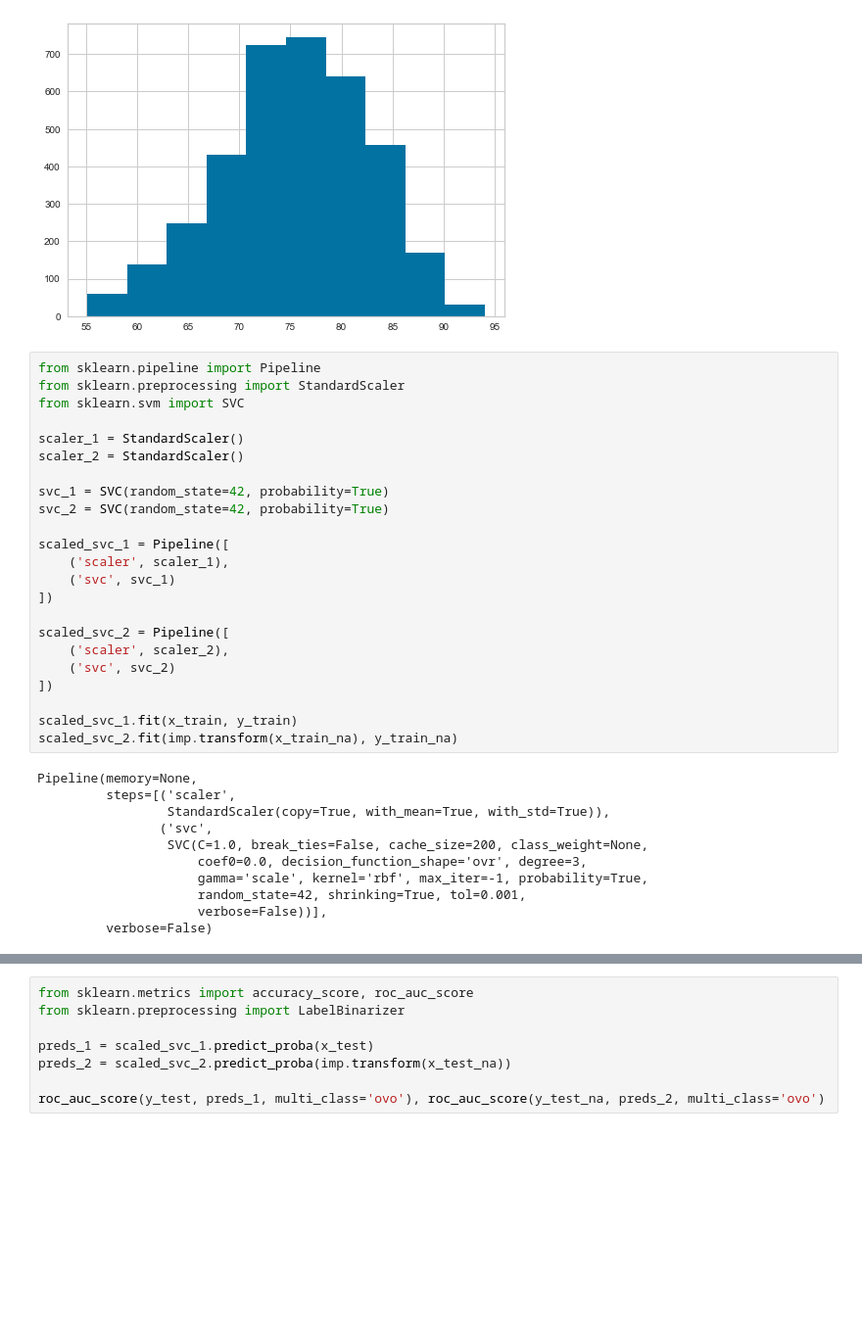
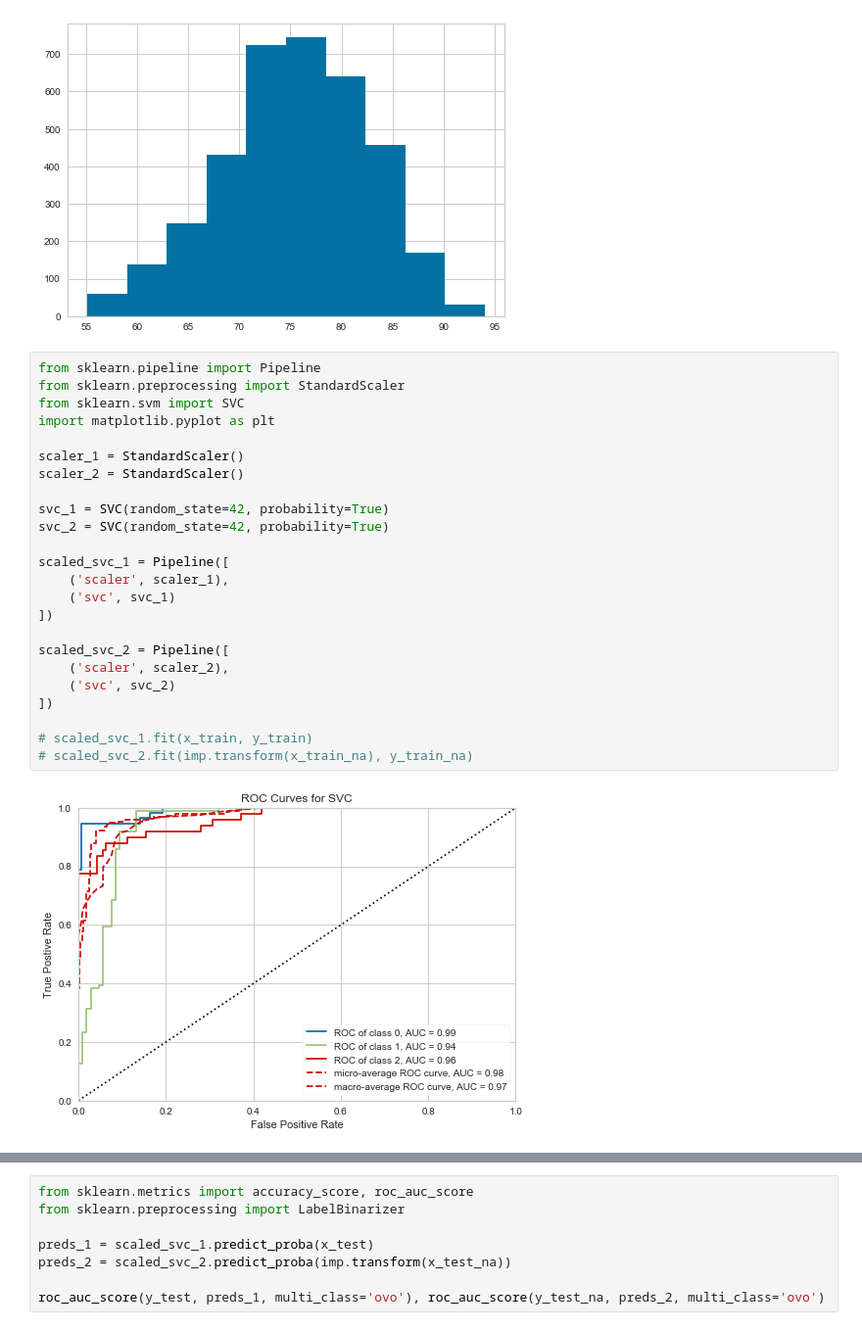
Before and after one commit to maxhipperson/Predicting-Alzheimers, a Jupyter notebook: data_exploration_02.ipynb, the cells around one changed output, grey strips where cells are left out. Shown at 98% size. Cells and saved outputs as stored; diff of their text form; blank space fills up the shorter version.

Commit message:
Adds multiclass ROCAUC curves

```diff
--- a/data_exploration_02.ipynb
+++ b/data_exploration_02.ipynb
@@ -162,34 +162,26 @@ x_imp['AGE_AT_EXAM'].hist()
 # %%
 from sklearn.pipeline import Pipeline
 from sklearn.preprocessing import StandardScaler
 from sklearn.svm import SVC
+import matplotlib.pyplot as plt
 
 scaler_1 = StandardScaler()
 scaler_2 = StandardScaler()
 
 svc_1 = SVC(random_state=42, probability=True)
 svc_2 = SVC(random_state=42, probability=True)
 
 scaled_svc_1 = Pipeline([
     ('scaler', scaler_1),
     ('svc', svc_1)
 ])
 
 scaled_svc_2 = Pipeline([
     ('scaler', scaler_2),
     ('svc', svc_2)
 ])
 
-scaled_svc_1.fit(x_train, y_train)
-scaled_svc_2.fit(imp.transform(x_train_na), y_train_na)
+# scaled_svc_1.fit(x_train, y_train)
+# scaled_svc_2.fit(imp.transform(x_train_na), y_train_na)
 # %% [output]
-Pipeline(memory=None,
-         steps=[('scaler',
-                 StandardScaler(copy=True, with_mean=True, with_std=True)),
-                ('svc',
-                 SVC(C=1.0, break_ties=False, cache_size=200, class_weight=None,
-                     coef0=0.0, decision_function_shape='ovr', degree=3,
-                     gamma='scale', kernel='rbf', max_iter=-1, probability=True,
-                     random_state=42, shrinking=True, tol=0.001,
-                     verbose=False))],
-         verbose=False)
+[figure, added]
```
Also changed, not shown: parts of 2 cells of this notebook.
